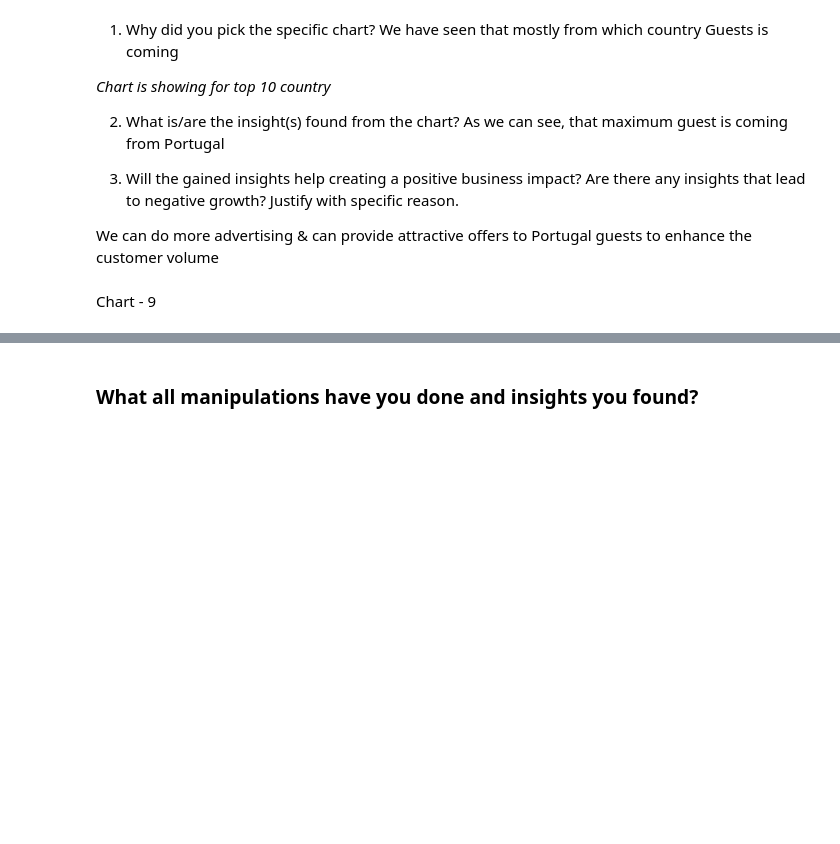
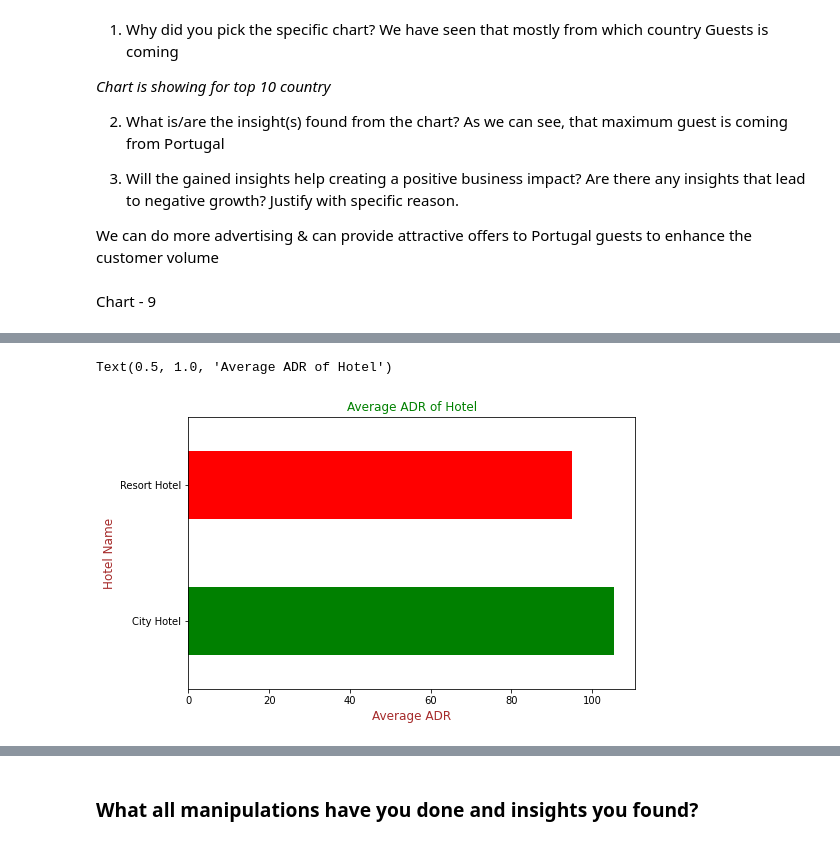
Before and after one commit to Biplobdas1999/EDA-Capstone-project, a Jupyter notebook: Sample_EDA_Submission_Template.ipynb, the cells around one changed output, grey strips where cells are left out. Drawn from its saved outputs; the diff is of its cells as text; code cells hidden in the pictures; blank space fills up the shorter version.

```diff
--- a/Sample_EDA_Submission_Template.ipynb
+++ b/Sample_EDA_Submission_Template.ipynb
@@ -858,0 +867,11 @@ print(f"Poor Netwok States are {list(poor_network_states)} and Network needs to
+# %%
+average_adr = hotel_booking_df.groupby('hotel')['adr'].mean()
+average_adr
+plt.subplots(figsize=(8, 5))
+average_adr.plot(kind = 'barh', color = ('g', 'r'))
+plt.xlabel("Average ADR", fontdict={'fontsize': 12, 'fontweight' : 5, 'color' : 'Brown'})
+plt.ylabel("Hotel Name", fontdict={'fontsize': 12, 'fontweight' : 5, 'color' : 'Brown'} )
+plt.title("Average ADR of Hotel", fontdict={'fontsize': 12, 'fontweight' : 5, 'color' : 'Green'} )
+# %% [output]
+Text(0.5, 1.0, 'Average ADR of Hotel')
+[figure, added]
```
Also changed, not shown: parts of 137 cells of this notebook.
